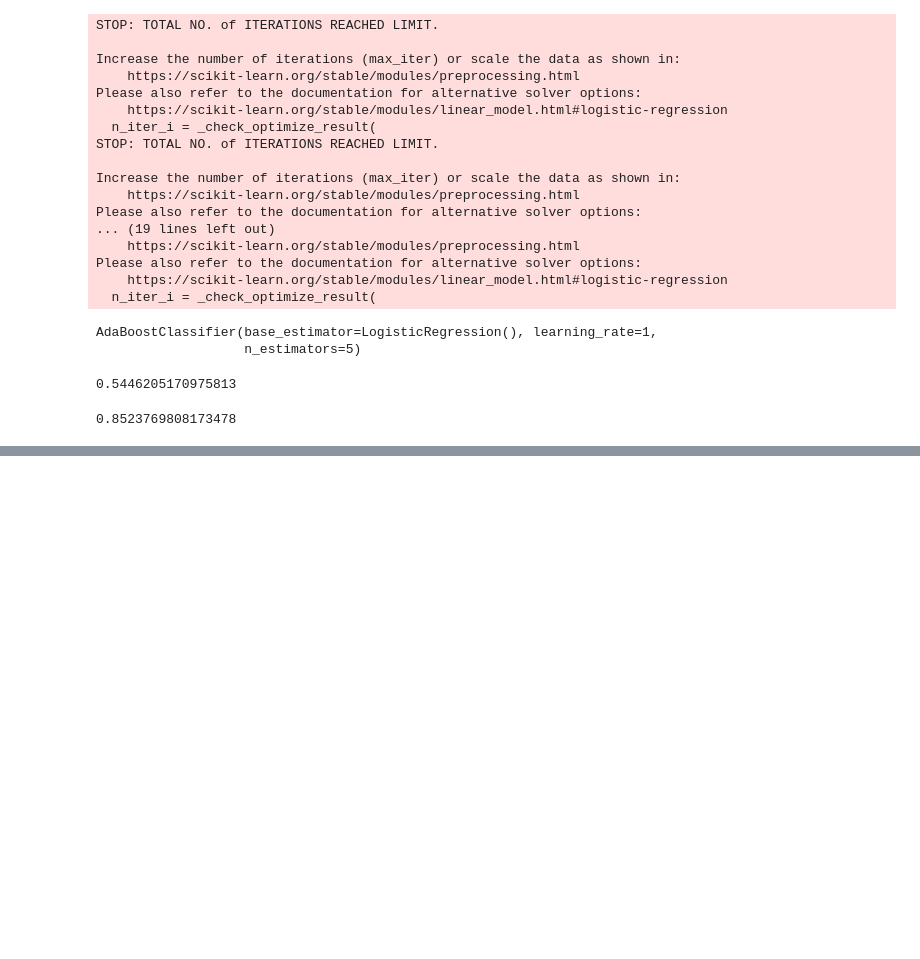
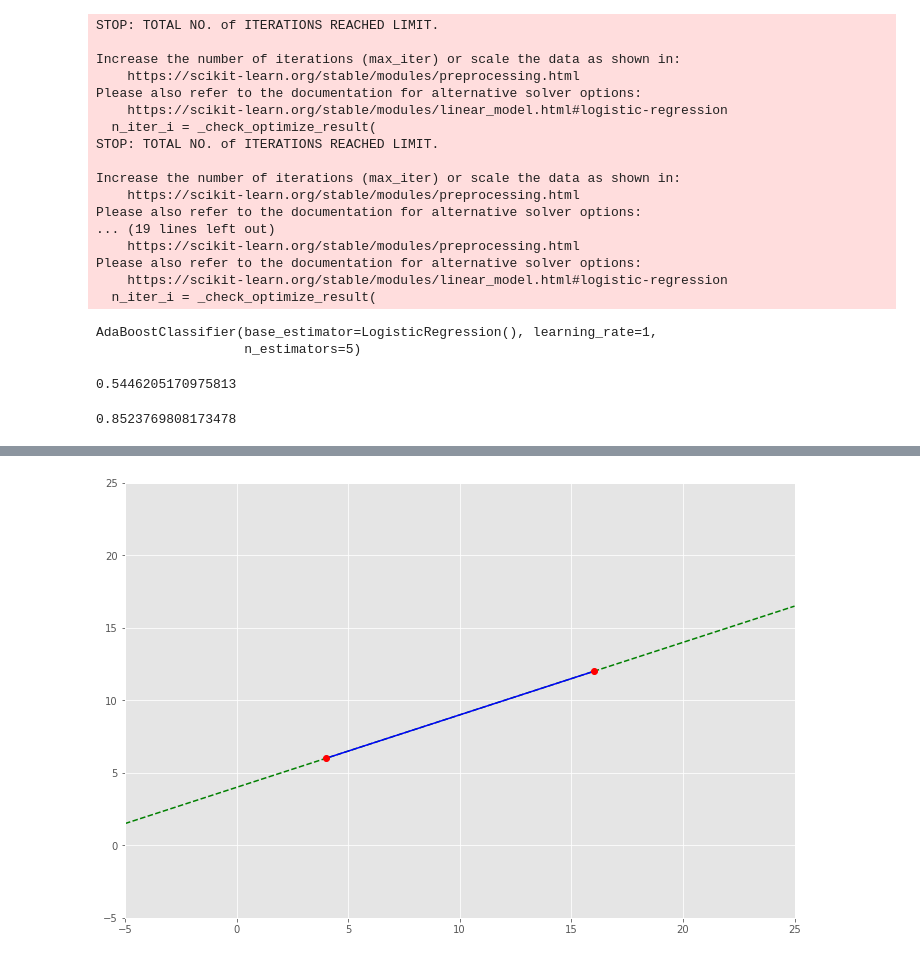
Before and after one commit to G00387847/machineLearningTask, a Jupyter notebook: classificationTask.ipynb, the cells around one changed output, grey strips where cells are left out. Saved outputs shown, nothing was run; the diff lists cells and outputs as text; code cells hidden in the pictures; blank space fills up the shorter version.

```diff
--- a/classificationTask.ipynb
+++ b/classificationTask.ipynb
@@ -426,0 +466,17 @@ adb.score(inputs,outputs_train)
+# %%
+# Plot a straight line.
+l = np.linspace(-5.0, 25.0, 100)
+plt.plot(l, 0.5 * l + 4.0, 'g--')
+
+# Plot a straight line segment.
+l = np.linspace(4.0, 16.0, 10)
+plt.plot(l, 0.5 * l + 4.0, 'b-')
+
+# Plot the points.
+plt.plot(x, y, 'ro')
+
+# Give ourselves some space.
+plt.xlim([-5.0, 25.0])
+plt.ylim([-5.0, 25.0]);
+# %% [output]
+[figure, added]
```
Also changed, not shown: parts of 32 cells of this notebook, 1 other file.
